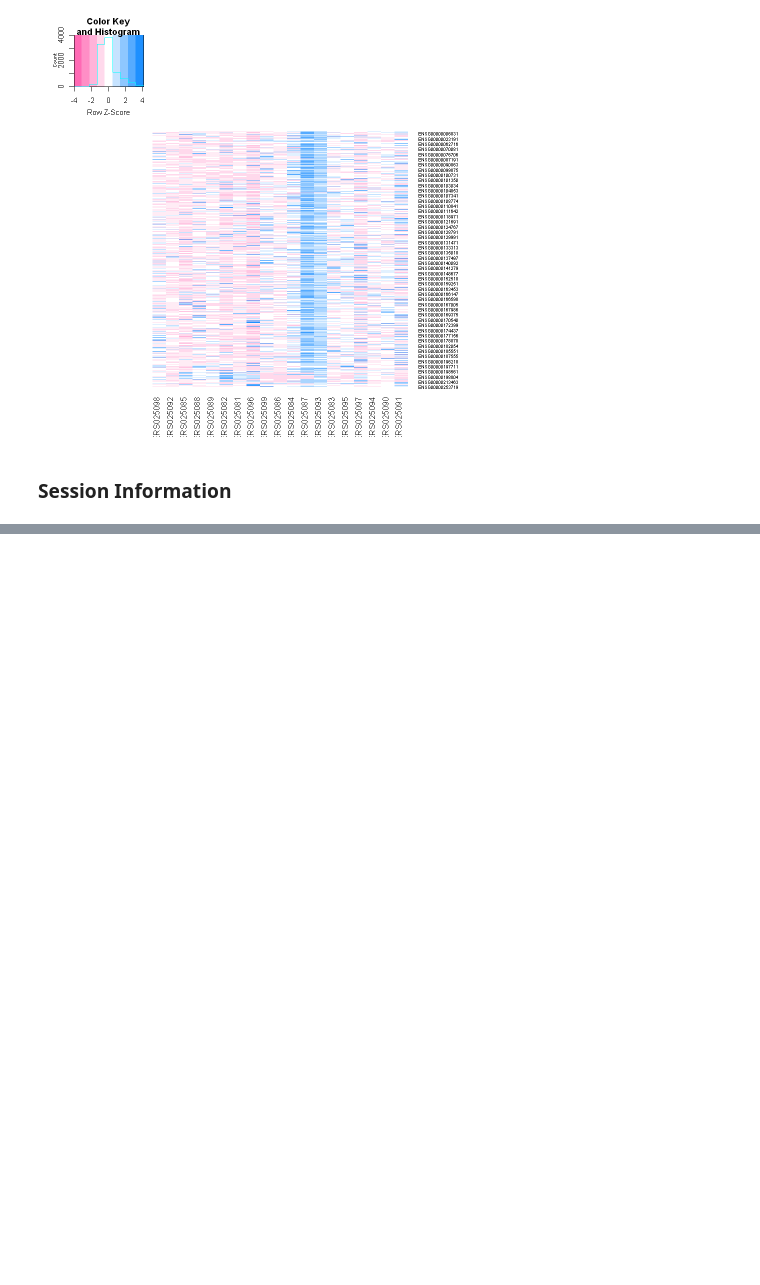
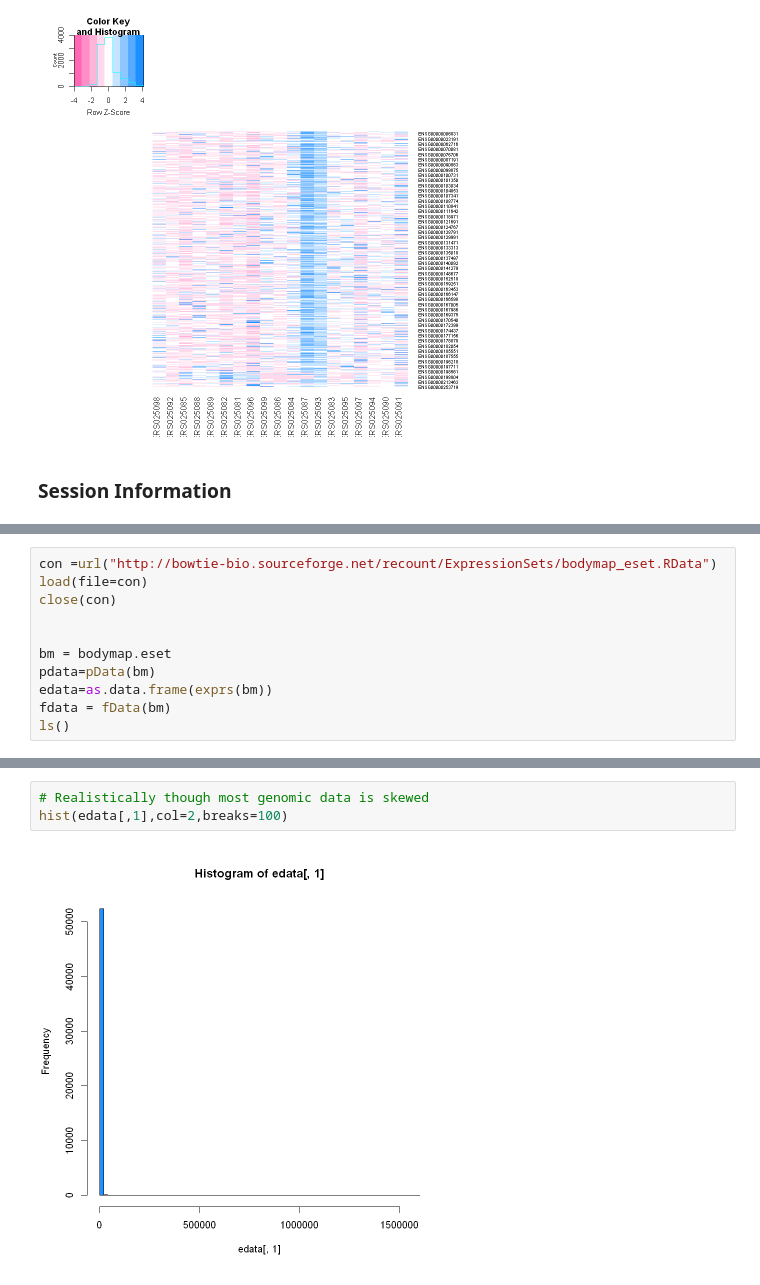
Before and after one commit to recervictory/Genomic-Data-Science-Specialization, a Jupyter notebook: C06 - Statistics for Genomic Data Science/Week 01.ipynb, the cells around one changed output, grey strips where cells are left out. Drawn from its saved outputs; the diff is of its cells as text; blank space fills up the shorter version.

```diff
--- a/C06 - Statistics for Genomic Data Science/Week 01.ipynb
+++ b/C06 - Statistics for Genomic Data Science/Week 01.ipynb
@@ -534,0 +547,11 @@ A packages_info: 75 × 11
+# %%
+con =url("http://bowtie-bio.sourceforge.net/recount/ExpressionSets/bodymap_eset.RData")
+load(file=con)
+close(con)
+
+
+bm = bodymap.eset
+pdata=pData(bm)
+edata=as.data.frame(exprs(bm))
+fdata = fData(bm)
+ls()
@@ -534,0 +569,5 @@ A packages_info: 75 × 11
+# %%
+# Realistically though most genomic data is skewed
+hist(edata[,1],col=2,breaks=100)
+# %% [output]
+[figure, added]
```
Also changed, not shown: parts of 44 cells of this notebook.
